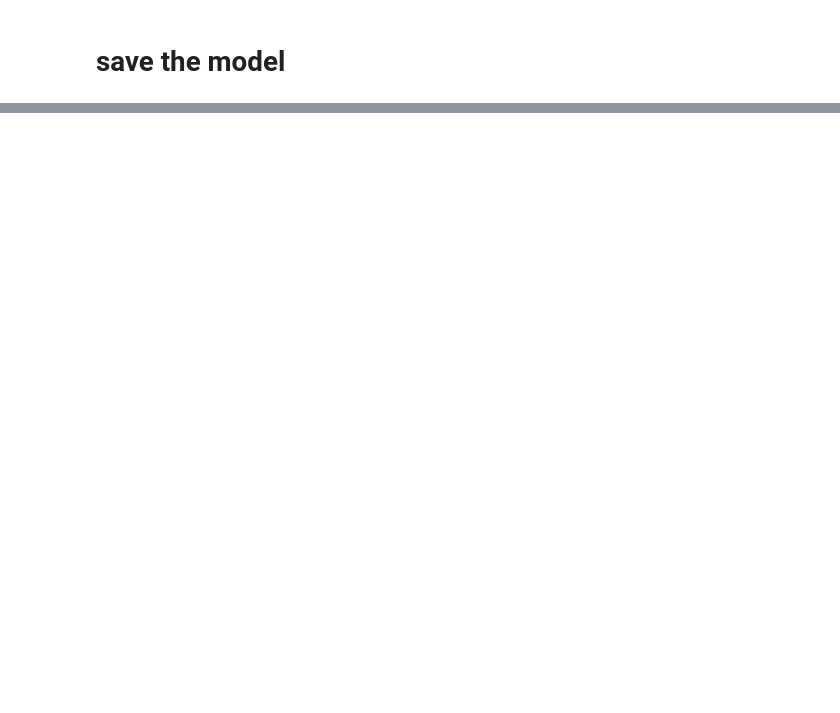
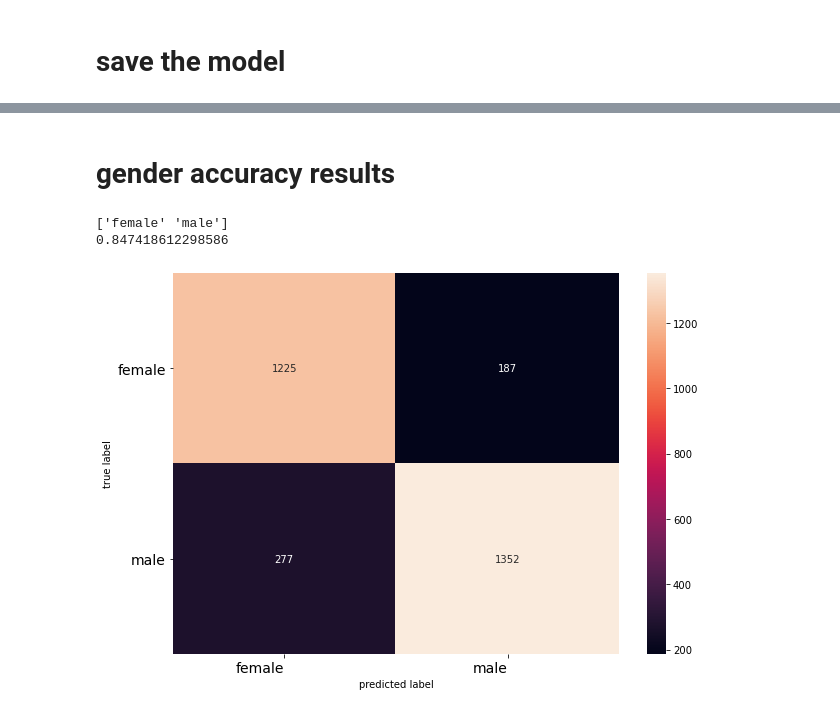
Before and after one commit to Aditya3107/Emotion_Recognition, a Jupyter notebook: audioemotion.ipynb, the cells around one changed output, grey strips where cells are left out. Drawn from its saved outputs; the diff is of its cells as text; code cells hidden in the pictures; blank space fills up the shorter version.

```diff
--- a/audioemotion.ipynb
+++ b/audioemotion.ipynb
@@ -491,0 +837,6 @@ with open("model_json.json", "w") as file:
+# %%
+classes = finaldf.actualvalues.unique()
+
+classes.sort()
+
+print(classification_report(finaldf.actualvalues, finaldf.predictedvalues, target_names = classes))
@@ -491,0 +864,19 @@ with open("model_json.json", "w") as file:
+# %% [markdown]
+# gender accuracy results
+# %%
+finaldf1 =pd.read_csv('predictions.csv')
+modifieddf1 = finaldf1
+modifieddf1['actualvalues'] = modifieddf1.actualvalues.replace({'female_angry' :'female','female_happy' :'female','female_sad' :'female','female_surprise' :'female', 'female_disgust' :'female','female_fear' :'female', 'female_neutral' :'female','male_angry' :'male','male_happy' :'male','male_sad' :'male','male_surprise' :'male', 'male_disgust' :'male','male_fear' :'male', 'male_neutral' :'male' })
+modifieddf1['predictedvalues'] = modifieddf1.predictedvalues.replace({'female_angry' :'female','female_happy' :'female','female_sad' :'female','female_surprise' :'female', 'female_disgust' :'female','female_fear' :'female', 'female_neutral' :'female','male_angry' :'male','male_happy' :'male','male_sad' :'male','male_surprise' :'male', 'male_disgust' :'male','male_fear' :'male', 'male_neutral' :'male' })
+classes = modifieddf1.actualvalues.unique()
+classes.sort()
+print(classes)
+#confusion matrics
+
+c = confusion_matrix(modifieddf1.actualvalues, modifieddf1.predictedvalues)
+print(accuracy_score(modifieddf1.actualvalues, modifieddf1.predictedvalues))
+print_confusion_matrix(c, class_names=classes)
+# %% [output]
+['female' 'male']
+0.847418612298586
+[figure, added]
```
Also changed, not shown: parts of 42 cells of this notebook.
